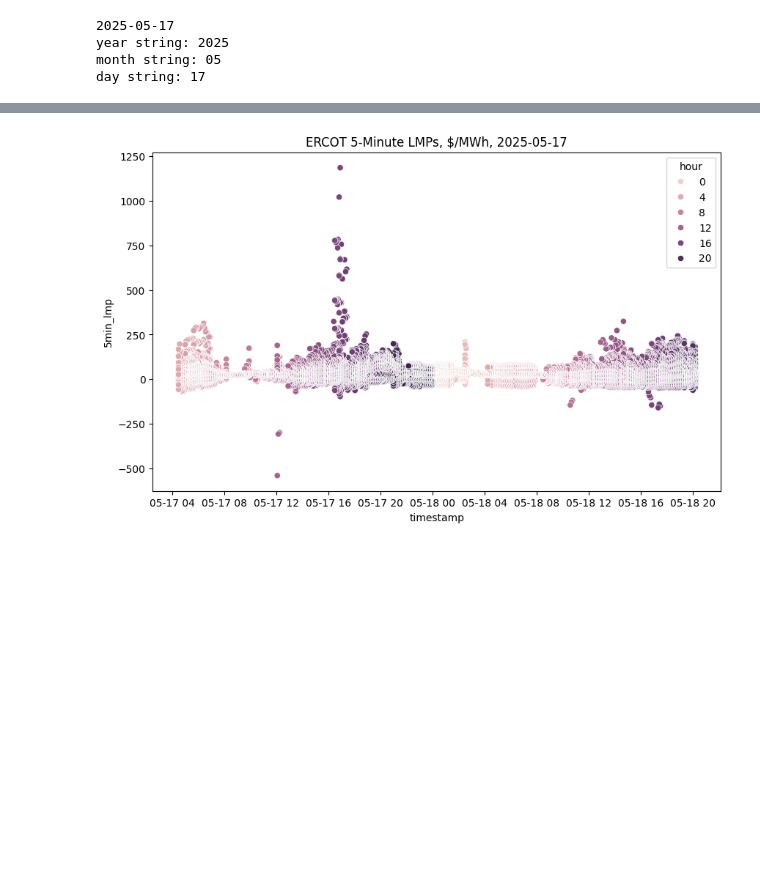
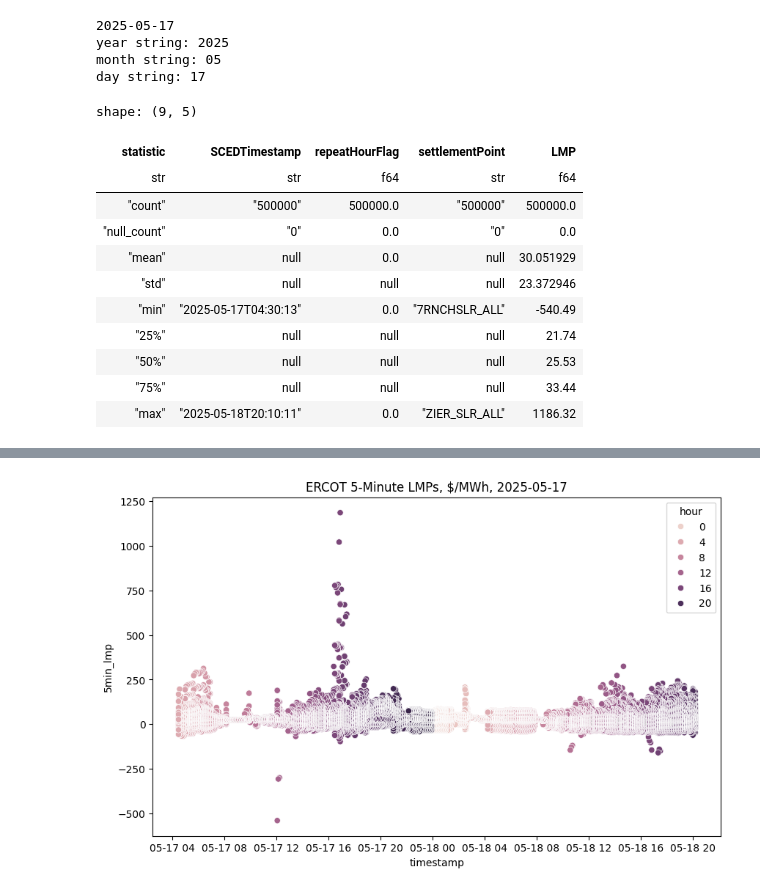
Before and after one commit to aangelsalazarr/us_electricity_pricing, a Jupyter notebook: unifying_data_silos.ipynb, the cells around one changed output, grey strips where cells are left out. Saved outputs shown, nothing was run; the diff lists cells and outputs as text; code cells hidden in the pictures; blank space fills up the shorter version.

```diff
--- a/unifying_data_silos.ipynb
+++ b/unifying_data_silos.ipynb
@@ -45,6 +45,21 @@ isone_data = pl.read_csv(f'datasets/isone_lmp_data/fiveminutelmp_csv/fiveminutel
 caiso_data = pl.read_csv(f'datasets/caiso_lmp_data/lmp_csv_merged/{year_str}{month_str}{day_str}_lmp.csv')
 pjm_data = pl.read_csv(f'datasets/pjm_lmp_data/rt_unverified_fivemin_lmps_csv/{month_str}-{day_str}-{year_str}.csv')
 miso_data = pl.read_csv(f'datasets/miso_lmp_data/lmp_csv/{year_str}-{month_str}-{day_str}_lmp.csv')
+# %%
+ercot_data.describe()
+# %% [output]
+shape: (9, 5)
+| statistic | SCEDTimestamp | repeatHourFlag | settlementPoint | LMP |
+| str | str | f64 | str | f64 |
+| "count" | "500000" | 500000.0 | "500000" | 500000.0 |
+| "null_count" | "0" | 0.0 | "0" | 0.0 |
+| "mean" | null | 0.0 | null | 30.051929 |
+| "std" | null | null | null | 23.372946 |
+| "min" | "2025-05-17T04:30:13" | 0.0 | "7RNCHSLR_ALL" | -540.49 |
+| "25%" | null | null | null | 21.74 |
+| "50%" | null | null | null | 25.53 |
+| "75%" | null | null | null | 33.44 |
+| "max" | "2025-05-18T20:10:11" | 0.0 | "ZIER_SLR_ALL" | 1186.32 |
 # %%
 # transforming our data sets before the main merge so that we can view it
 ercot_df = tld.transform_ercot_data(ercot_df=ercot_data)
```
Also changed, not shown: parts of 6 cells of this notebook, 3 other files.
